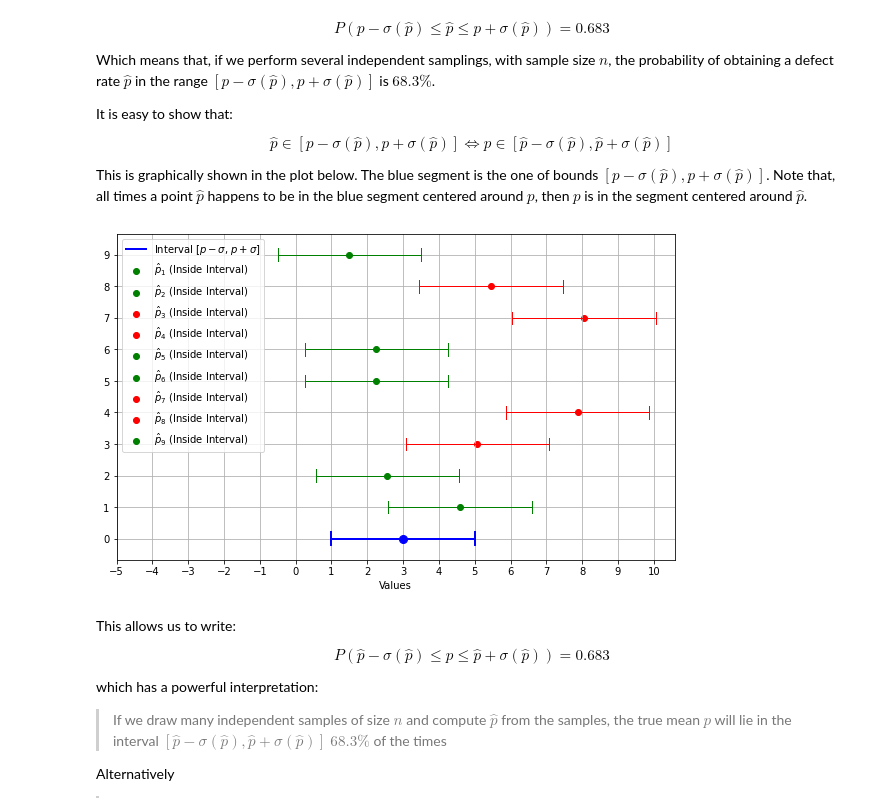
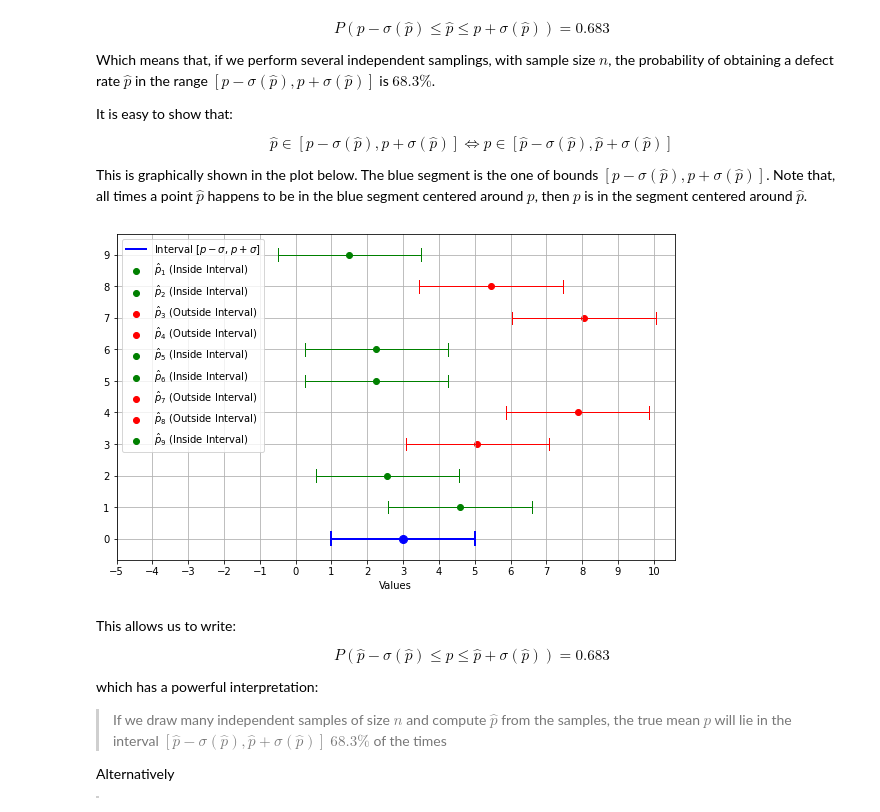
Before and after one commit to antoninofurnari/fadlecturenotes2425, a Jupyter notebook: lecturenotes/lectures/10_statistical_inference.ipynb, the cells around one changed output. Cells and saved outputs as stored; diff of their text form; code cells hidden in the pictures.

```diff
--- a/lecturenotes/lectures/10_statistical_inference.ipynb
+++ b/lecturenotes/lectures/10_statistical_inference.ipynb
@@ -251,35 +251,37 @@ plt.figure(figsize=(10, 6))
 j = 0
 
 # Plot the point "p" and interval
 plt.plot([p - sigma, p + sigma], [j, j], 'b', lw=2, label=f'Interval [$p-\sigma$, $p+\sigma$]')
 plt.plot([p - sigma, p - sigma], [j - 0.2, j + 0.2], 'b', lw=2)
 plt.plot([p + sigma, p + sigma], [j - 0.2, j + 0.2], 'b', lw=2)
 plt.plot(p, j, 'bo', markersize=8)
 j+=1
 
 # Plot the sampled \hat p values and intervals
 for i in range(num_samples):
     c = 'r'
+    lab = 'Outside'
     if points[i] <= p+sigma and points[i] >= p-sigma:
         c = 'g'
+        lab = 'Inside'
     plt.plot([points[i] - sigma, points[i] + sigma], [j, j], c, lw=1)
     plt.plot([points[i] - sigma, points[i] - sigma], [j - 0.2, j + 0.2], c, lw=1)
     plt.plot([points[i] + sigma, points[i] + sigma], [j - 0.2, j + 0.2], c, lw=1)
-    plt.scatter(points[i], j, marker='o', color=c, label=f'$\hat p_{i + 1}$ (Inside Interval)')
+    plt.scatter(points[i], j, marker='o', color=c, label=f'$\hat p_{i + 1}$ ({lab} Interval)')
     j+=1
 
 # Set labels and title
 plt.xlabel('Values')
 #plt.yticks([1] + [3 + i for i in range(num_samples)] + [5 + num_samples], ['p'] + [f'𝜂𝑝{i + 1}' for i in range(num_samples)] + [''])
 plt.yticks(np.arange(num_samples+1))
 plt.xticks(np.arange(np.min(x),np.max(x)))
 plt.legend()
 
 # Show the plot
 plt.grid(True)
 plt.show()
 # %% [output]
-[figure, old version]
+[figure, new version]
 # %% [markdown]
 This allows us to write:
 
```
Also changed, not shown: parts of 1 cell of this notebook.
